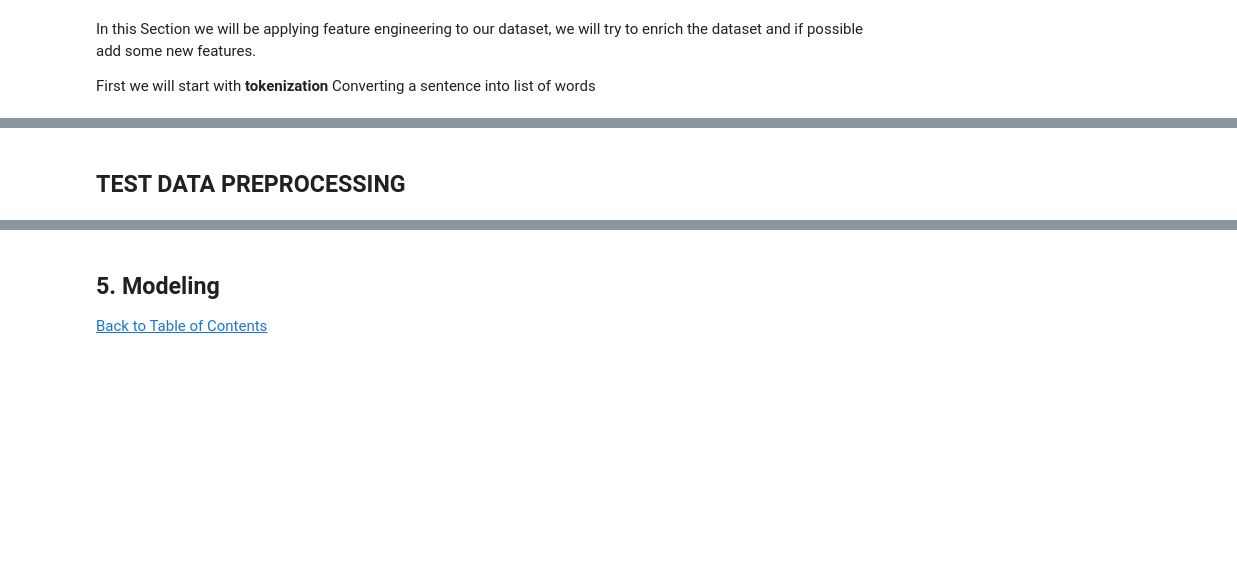
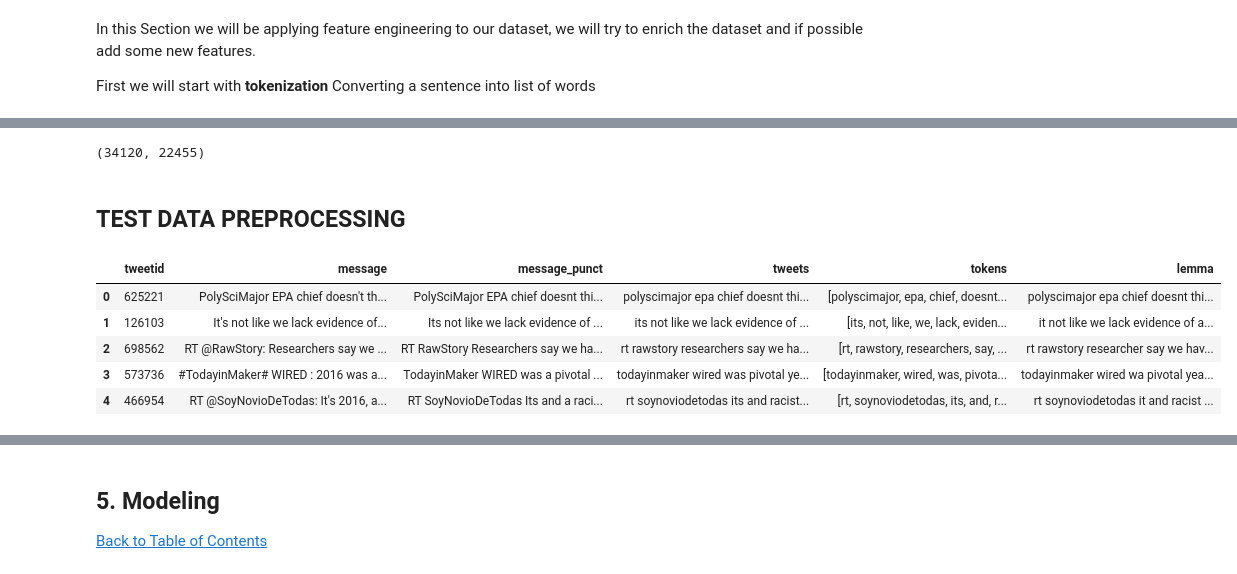
Before and after one commit to abubakaralsadiq/Classification-predict-Team-8, a Jupyter notebook: Classification Predict .ipynb, the cells around one changed output, grey strips where cells are left out. Drawn from its saved outputs; the diff is of its cells as text; code cells hidden in the pictures; blank space fills up the shorter version.

```diff
--- a/Classification Predict .ipynb
+++ b/Classification Predict .ipynb
@@ -391,0 +487,4 @@ y = train['sentiment']
+# %%
+resampled_data.shape
+# %% [output]
+(34120, 22455)
@@ -396,7 +499,16 @@ X_train, X_test, y_train, y_test = train_test_split(X, y, test_size=0.2, random_
 ## TEST DATA PREPROCESSING
 # %%
 test_df = pd.DataFrame(test[['tweetid', 'message']])
+# %%
+test_df['message_punct'] = test_df['message'].replace(to_replace = pattern_url, value = subs_url, regex = True)
 # %%
 #applying the remove punctuation funtion to the test data
-test_df['message_punct'] = test_df['message'].apply(lambda x: remove_punct(x))
+test_df['message_punct'] = test_df['message_punct'].apply(lambda x: remove_punct(x))
 df.head()
+# %% [output]
+|  | tweetid | message | message_punct | tweets | tokens | lemma |
+| 0 | 625221 | PolySciMajor EPA chief doesn't th... | PolySciMajor EPA chief doesnt thi... | polyscimajor epa chief doesnt thi... | [polyscimajor, epa, chief, doesnt... | polyscimajor epa chief doesnt thi... |
+| 1 | 126103 | It's not like we lack evidence of... | Its not like we lack evidence of ... | its not like we lack evidence of ... | [its, not, like, we, lack, eviden... | it not like we lack evidence of a... |
+| 2 | 698562 | RT @RawStory: Researchers say we ... | RT RawStory Researchers say we ha... | rt rawstory researchers say we ha... | [rt, rawstory, researchers, say, ... | rt rawstory researcher say we hav... |
+| 3 | 573736 | #TodayinMaker# WIRED : 2016 was a... | TodayinMaker WIRED was a pivotal ... | todayinmaker wired was pivotal ye... | [todayinmaker, wired, was, pivota... | todayinmaker wired wa pivotal yea... |
+| 4 | 466954 | RT @SoyNovioDeTodas: It's 2016, a... | RT SoyNovioDeTodas Its and a raci... | rt soynoviodetodas its and racist... | [rt, soynoviodetodas, its, and, r... | rt soynoviodetodas it and racist ... |
```
Also changed, not shown: parts of 47 cells of this notebook, 8 other files.
